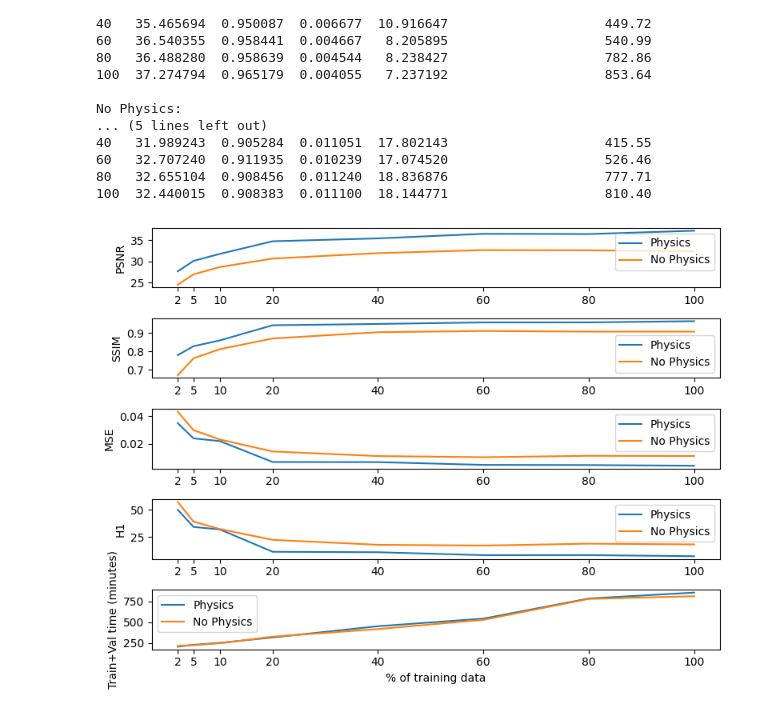
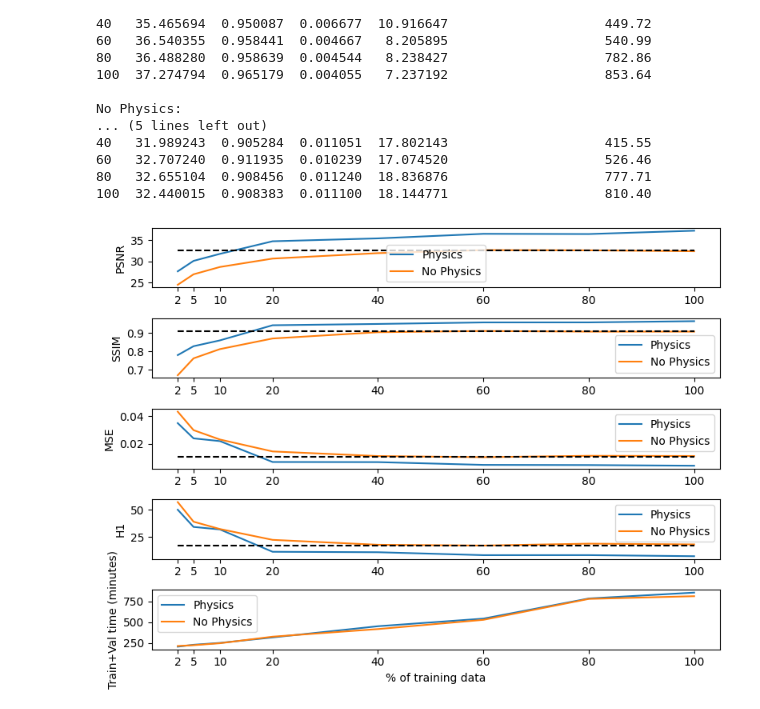
Before and after one commit to hasan-rakibul/PC-SRGAN, a Jupyter notebook: src/ablation_study_training_data.ipynb, the cells around one changed output. Saved outputs shown, nothing was run; the diff lists cells and outputs as text; code cells hidden in the pictures.

```diff
--- a/src/ablation_study_training_data.ipynb
+++ b/src/ablation_study_training_data.ipynb
@@ -71,15 +71,23 @@ No Physics:
 # %%
 fig, axs = plt.subplots(nrows=len(phy.columns), ncols=1, figsize=(8, 6))
 
 for i, column in enumerate(phy.columns):
     axs[i].plot(phy[column], label='Physics')
     axs[i].plot(no_phy[column], label='No Physics')
     axs[i].set_ylabel(column)
     axs[i].set_xticks(phy.index, phy.index.astype(str))  # Set xticks to index values
     axs[i].legend()
 
+    if i in [0,1]:
+        max_no_phy = max(no_phy[column])
+        axs[i].plot([2,100],[max_no_phy,max_no_phy], 'k--')
+
+    elif i in [2, 3]:
+        min_no_phy = min(no_phy[column])
+        axs[i].plot([2,100],[min_no_phy,min_no_phy], 'k--')
+
 plt.xlabel('% of training data')
 plt.tight_layout()
 plt.show()
 # %% [output]
-[figure, old version]
+[figure, new version]
```
